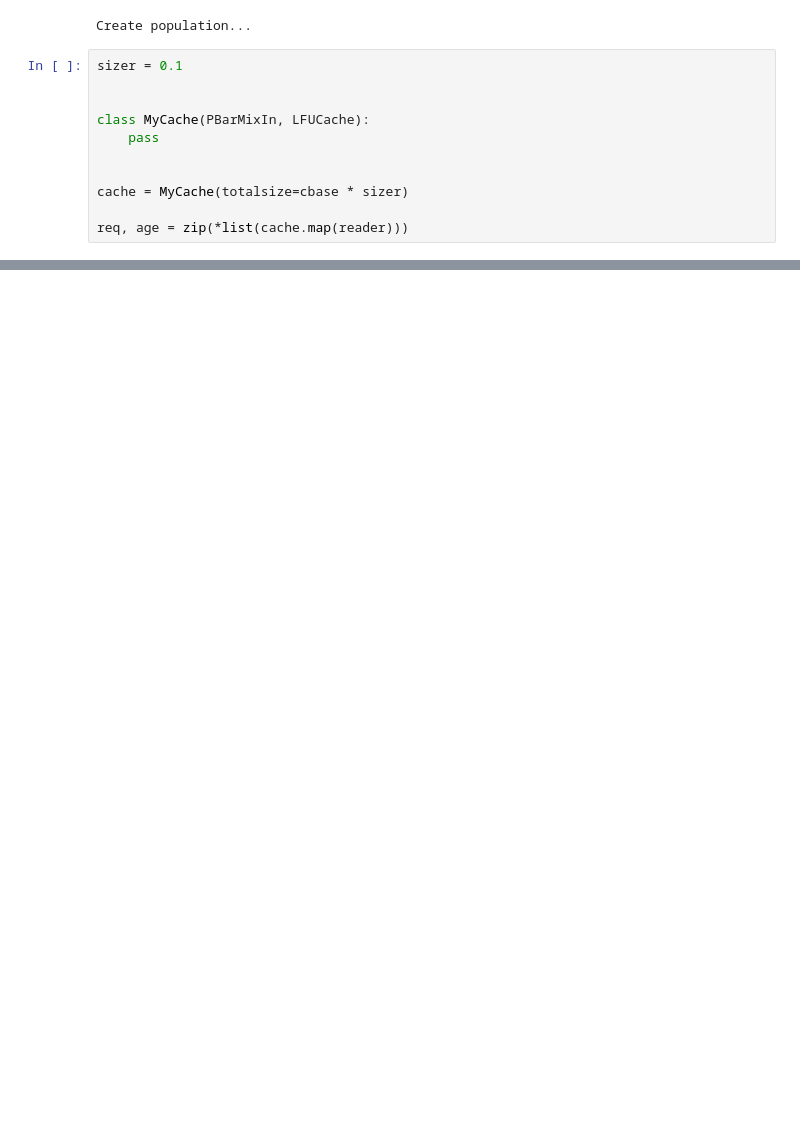
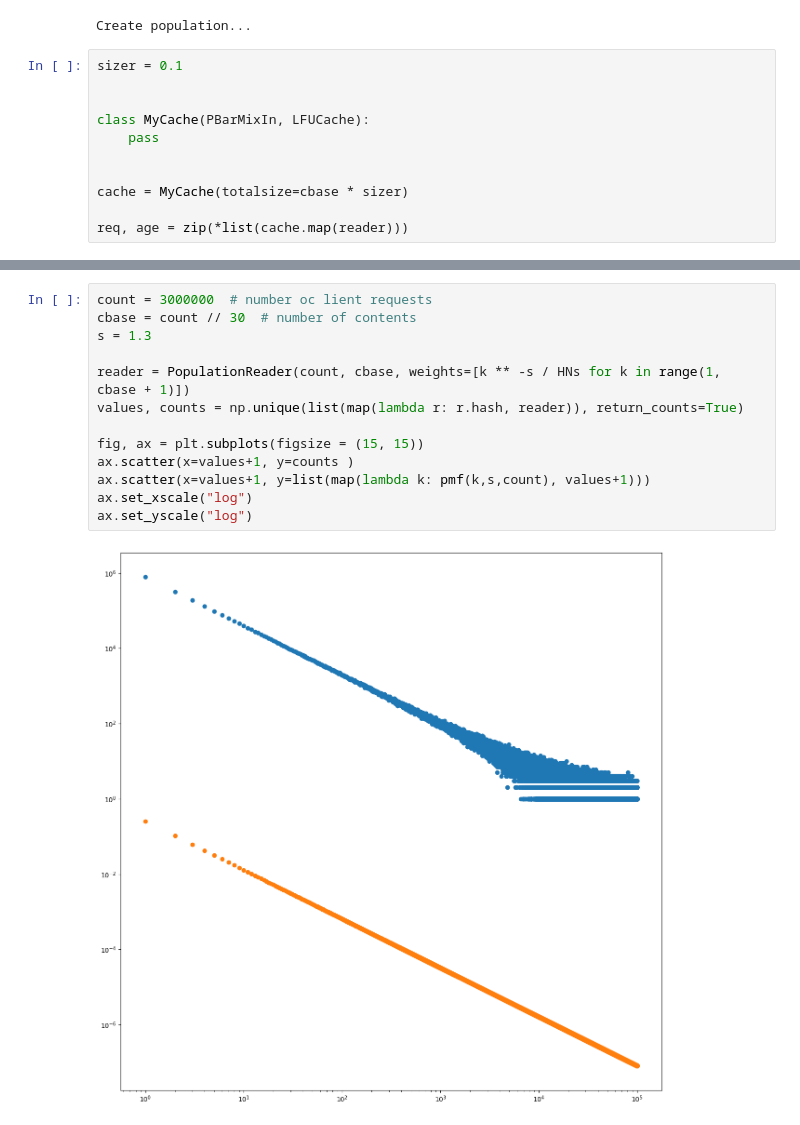
Before and after one commit to jursonovicst/cachesim, a Jupyter notebook: implementations/analysis.ipynb, the cells around one changed output, grey strips where cells are left out. Drawn from its saved outputs; the diff is of its cells as text; blank space fills up the shorter version.

```diff
--- a/implementations/analysis.ipynb
+++ b/implementations/analysis.ipynb
@@ -42,0 +128,15 @@ Bytes sent: 1000000 B
+# %%
+count = 3000000  # number oc lient requests
+cbase = count // 30  # number of contents
+s = 1.3
+
+reader = PopulationReader(count, cbase, weights=[k ** -s / HNs for k in range(1, cbase + 1)])
+values, counts = np.unique(list(map(lambda r: r.hash, reader)), return_counts=True)
+
+fig, ax = plt.subplots(figsize = (15, 15))
+ax.scatter(x=values+1, y=counts )
+ax.scatter(x=values+1, y=list(map(lambda k: pmf(k,s,count), values+1)))
+ax.set_xscale("log")
+ax.set_yscale("log")
+# %% [output]
+[figure, added]
```
Also changed, not shown: parts of 7 cells of this notebook, 2 other files.
